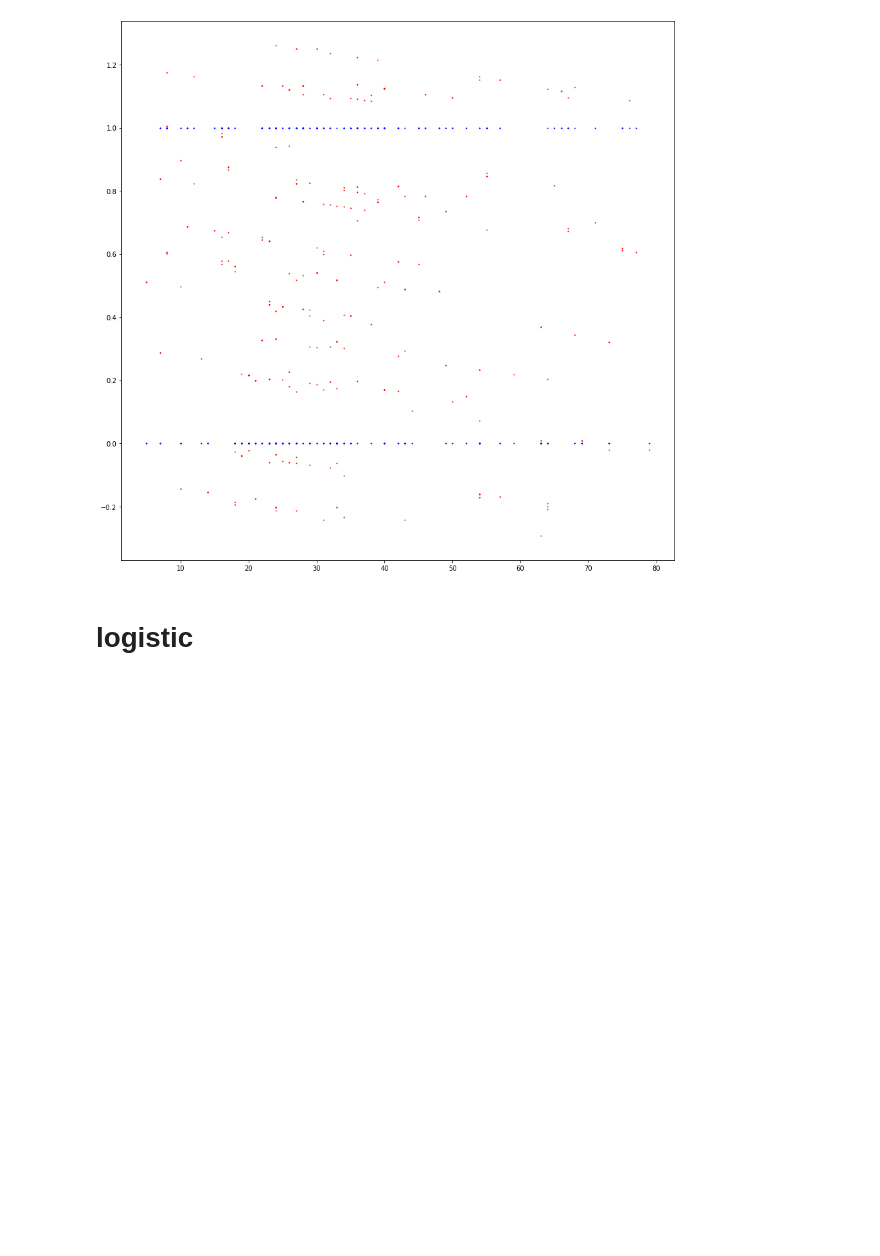
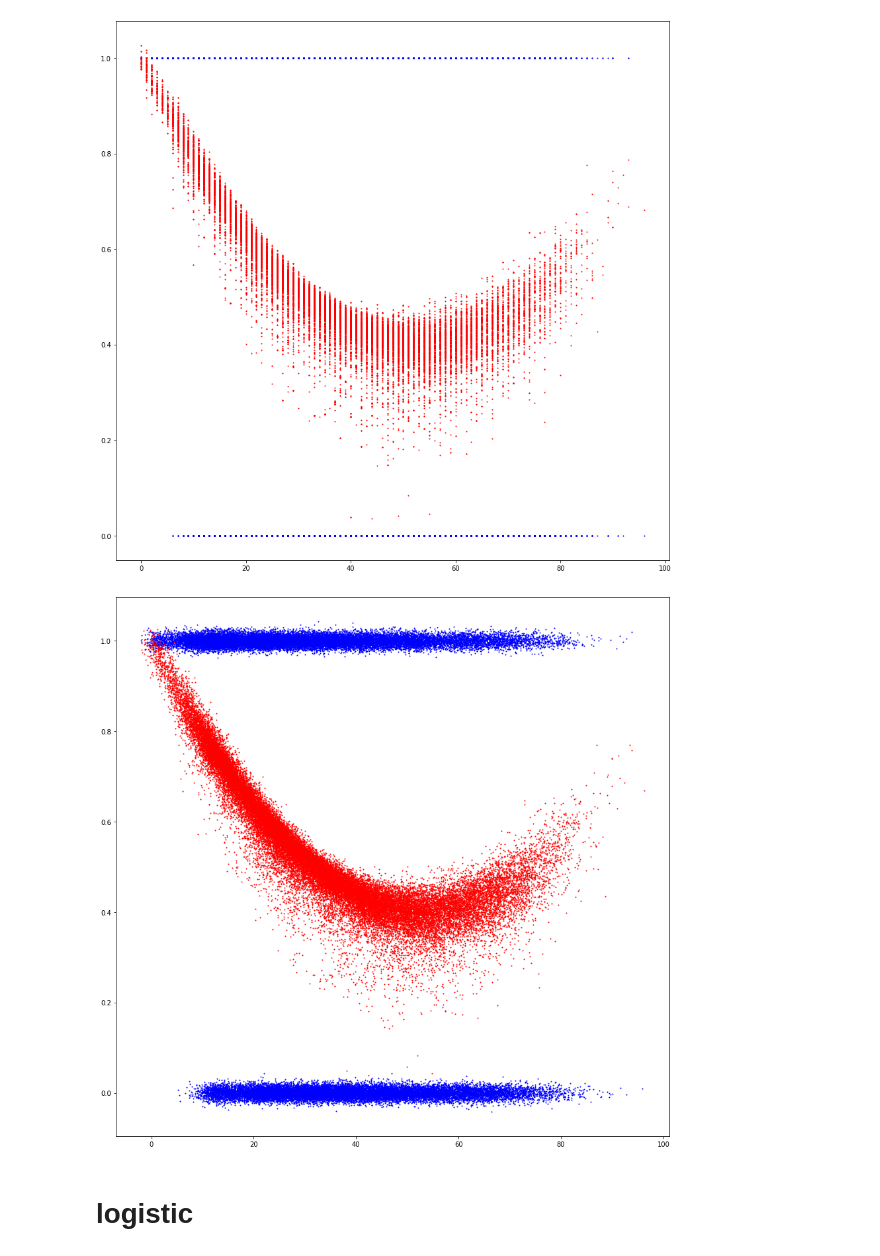
Before and after one commit to PeterEFrancis/gin-rummy-AI, a Jupyter notebook: data/player_data_proccessor.ipynb, the cells around one changed output. Saved outputs shown, nothing was run; the diff lists cells and outputs as text; code cells hidden in the pictures; blank space fills up the shorter version.

Commit message:
debug and quadratic

```diff
--- a/data/player_data_proccessor.ipynb
+++ b/data/player_data_proccessor.ipynb
@@ -25,10 +25,10 @@ features = ["current_player_score",
             # beta to here                 features[:13]
            ]
 # %%
-df = pd.read_csv('alpha-8.csv')
+df = pd.read_csv('beta-10.csv')
 df
 
 # np.set_printoptions(edgeitems = 200, linewidth = 150)
-# df.values[0:20]
+# df.values.T[-1]
 # %% [output]
 |  | current_player | is_current_player_hand_winner | is_current_player_game_winner | current_player_score | opponent_score | ... |
@@ -46,0 +47,7 @@ df
+# %%
+f =  ['current_player_score', 'opponent_score', 'current_player_deadwood', 'current_player_num_hit_cards'] # ["num_melds","point_sum_melds","num_combos","point_sum_combos","num_knock_cache","point_sum_knock_cache","num_load_cards","point_sum_load_cards","turns_taken"] # ['current_player_score', 'opponent_score', 'current_player_deadwood', 'current_player_num_hit_cards'] #
+
+var = "current_player_deadwood"
+g = "is_current_player_game_winner"
+
+print("\n".join(f))
@@ -95,37 +119,53 @@ R^2:   0.20326884236552067
 # %%
-df = pd.read_csv('alpha-6.csv')
-df
+df2 = df.copy()
 
-X = df[features[:4]]
-y = df[["is_current_player_game_winner"]]
+quadratic_f = f.copy()
+quadratic_features = features.copy()
+
+for i in range(len(features)):
+    for j in range(i, len(features)):
+        new_feature = features[i] + "_$_" + features[j]
+        df2[new_feature] = df[features[i]] *  df[features[j]]
+        quadratic_features += [new_feature]
+        if features[i] in f and features[j] in f:
+            quadratic_f += [new_feature]
+
+print("\n".join(quadratic_f), "\n\n")
+
+X = df2[quadratic_f]
+y = df2[[g]]
 
 linear_regressor = LinearRegression()
 linear_regressor.fit(X, y)
 
 print("CSV LINE:\n")
-print(",".join('{0:.10f}'.format(num) for num in np.hstack((linear_regressor.intercept_,linear_regressor.coef_[0]))) + "\n\n")
+line =  '{0:.10f}'.format(linear_regressor.intercept_[0])
+for i in range(len(quadratic_features)):
+    if quadradic_features[i] in quadratic_f:
+        line += ',' + '{0:.10f}'.format(linear_regressor.coef_[0][quadratic_f.index(quadratic_features[i])])
+    else:
+        line += ",0"
+print(line, "\n\n")
+
+
 
 print("R^2:  ", linear_regressor.score(X, y), "\n\n")
 
 y_pred = linear_regressor.predict(X)
 
-
-
-var = "current_player_deadwood"
-
 fig = plt.figure(figsize=(15,15))
-plt.scatter(X[[var]], y[["is_current_player_game_winner"]], s=1, color='blue')
+plt.scatter(X[[var]], y[[g]], s=1, color='blue')
 plt.scatter(X[[var]], y_pred.T[0], s=1, color='red')
 plt.show()
 
 
-# def jitter(arr):
-#     stdev = 0.01 * (max(arr) - min(arr))
-#     return arr + np.random.randn(len(arr)) * stdev
+def jitter(arr):
+    stdev = 0.01 * (max(arr) - min(arr))
+    return arr + np.random.randn(len(arr)) * stdev
 
-# fig = plt.figure(figsize=(15,15))
-# plt.xticks(range(0,200,20))
-# plt.scatter(jitter(X[[var]].values.T[0]), jitter(y[["is_current_player_game_winner"]].values.T[0]), s=1, color='blue')
-# plt.scatter(jitter(X[[var]].values.T[0]), jitter(y_pred.T[0]), s=1, color='red')
-# plt.show()
+fig = plt.figure(figsize=(15,15))
+plt.xticks(range(0,200,20))
+plt.scatter(jitter(X[[var]].values.T[0]), jitter(y[[g]].values.T[0]), s=1, color='blue')
+plt.scatter(jitter(X[[var]].values.T[0]), jitter(y_pred.T[0]), s=1, color='red')
+plt.show()
 # %% [output]
@@ -138,3 +189,4 @@ R^2:   0.7074105994716793
-[figure, old version]
+[figure, new version]
+[figure, added]
 # %% [markdown]
 # logistic
```
Also changed, not shown: parts of 16 cells of this notebook, 16 other files.
